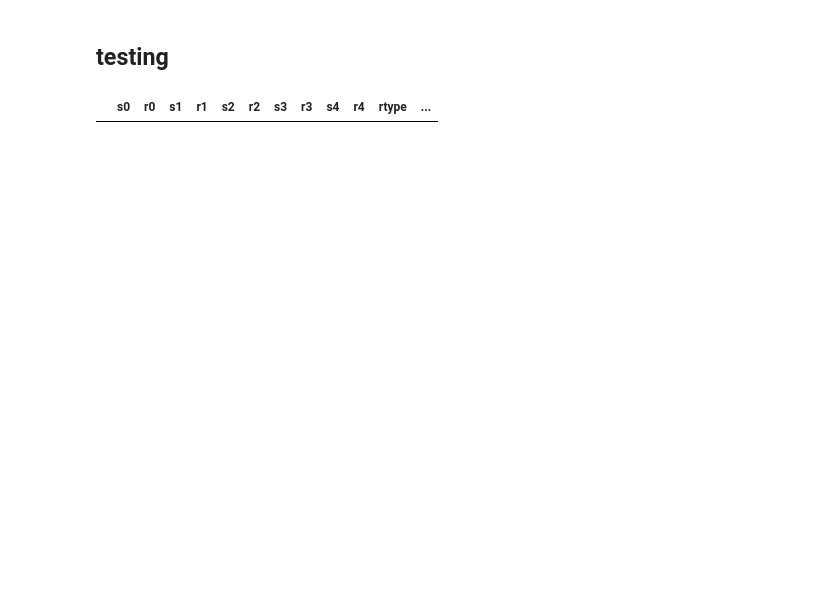
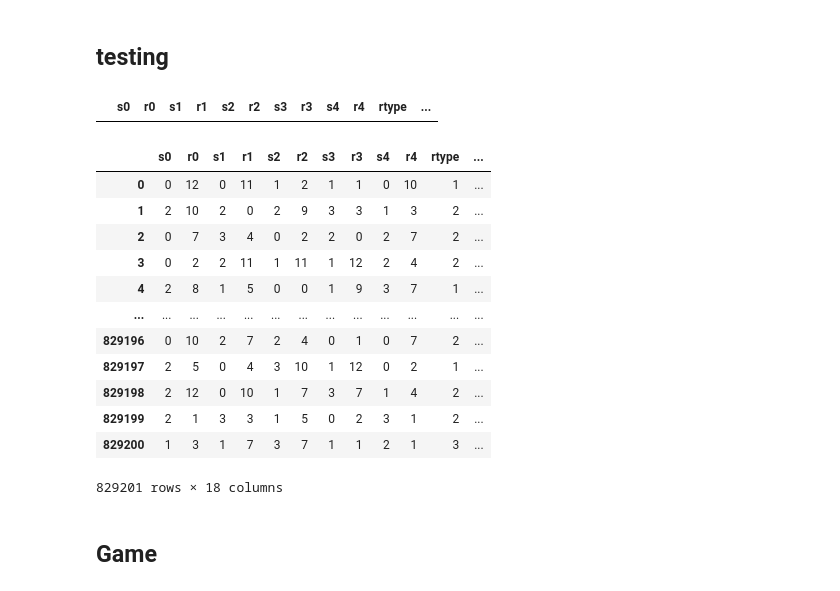
Before and after one commit to rzhan11/FlipPoker, a Jupyter notebook: src/flip.ipynb, the cells around one changed output. Saved outputs shown, nothing was run; the diff lists cells and outputs as text; code cells hidden in the pictures; blank space fills up the shorter version.

```diff
--- a/src/flip.ipynb
+++ b/src/flip.ipynb
@@ -816,7 +845,0 @@ df = all_df
-# %%
-# validate our get_hand_rtype
-df["pred"] = df["hand"].apply(get_hand_rtype)
-
-df[df["pred"] != df["rtype"]]
-# %% [output]
-|  | s0 | r0 | s1 | r1 | s2 | r2 | s3 | r3 | s4 | r4 | rtype | ... |
@@ -822,0 +849,25 @@ df[df["pred"] != df["rtype"]]
+# %%
+# validate our get_hand_rtype
+df["pred"] = df["hand"].apply(get_hand_rtype)
+
+df[df["pred"] != df["rtype"]]
+# %% [output]
+|  | s0 | r0 | s1 | r1 | s2 | r2 | s3 | r3 | s4 | r4 | rtype | ... |
+# %%
+df
+# %% [output]
+|  | s0 | r0 | s1 | r1 | s2 | r2 | s3 | r3 | s4 | r4 | rtype | ... |
+| 0 | 0 | 12 | 0 | 11 | 1 | 2 | 1 | 1 | 0 | 10 | 1 | ... |
+| 1 | 2 | 10 | 2 | 0 | 2 | 9 | 3 | 3 | 1 | 3 | 2 | ... |
+| 2 | 0 | 7 | 3 | 4 | 0 | 2 | 2 | 0 | 2 | 7 | 2 | ... |
+| 3 | 0 | 2 | 2 | 11 | 1 | 11 | 1 | 12 | 2 | 4 | 2 | ... |
+| 4 | 2 | 8 | 1 | 5 | 0 | 0 | 1 | 9 | 3 | 7 | 1 | ... |
+| ... | ... | ... | ... | ... | ... | ... | ... | ... | ... | ... | ... | ... |
+| 829196 | 0 | 10 | 2 | 7 | 2 | 4 | 0 | 1 | 0 | 7 | 2 | ... |
+| 829197 | 2 | 5 | 0 | 4 | 3 | 10 | 1 | 12 | 0 | 2 | 1 | ... |
+| 829198 | 2 | 12 | 0 | 10 | 1 | 7 | 3 | 7 | 1 | 4 | 2 | ... |
+| 829199 | 2 | 1 | 3 | 3 | 1 | 5 | 0 | 2 | 3 | 1 | 2 | ... |
+| 829200 | 1 | 3 | 1 | 7 | 3 | 7 | 1 | 1 | 2 | 1 | 3 | ... |
+829201 rows × 18 columns
+# %% [markdown]
+## Game
```
Also changed, not shown: parts of 16 cells of this notebook.
